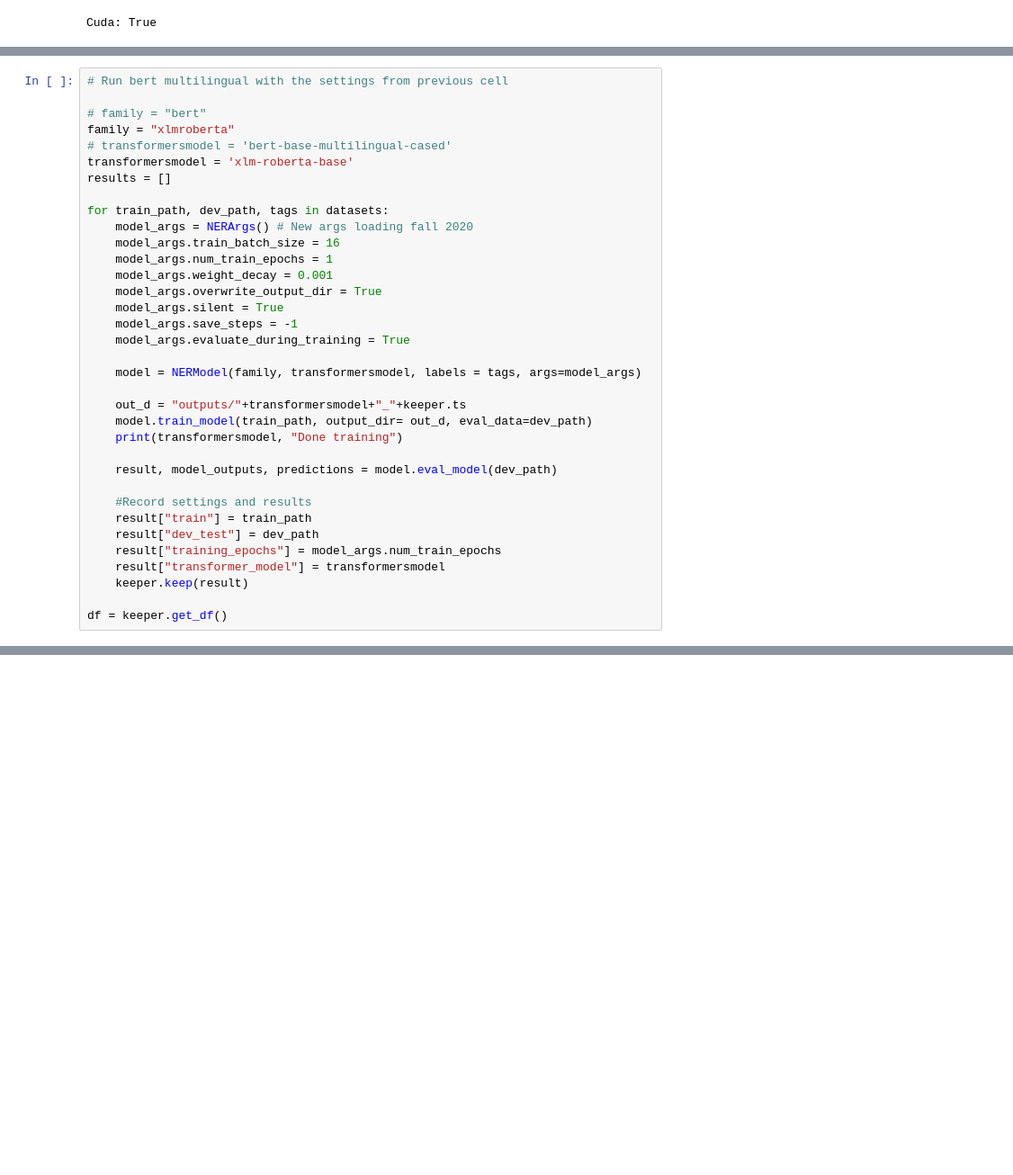
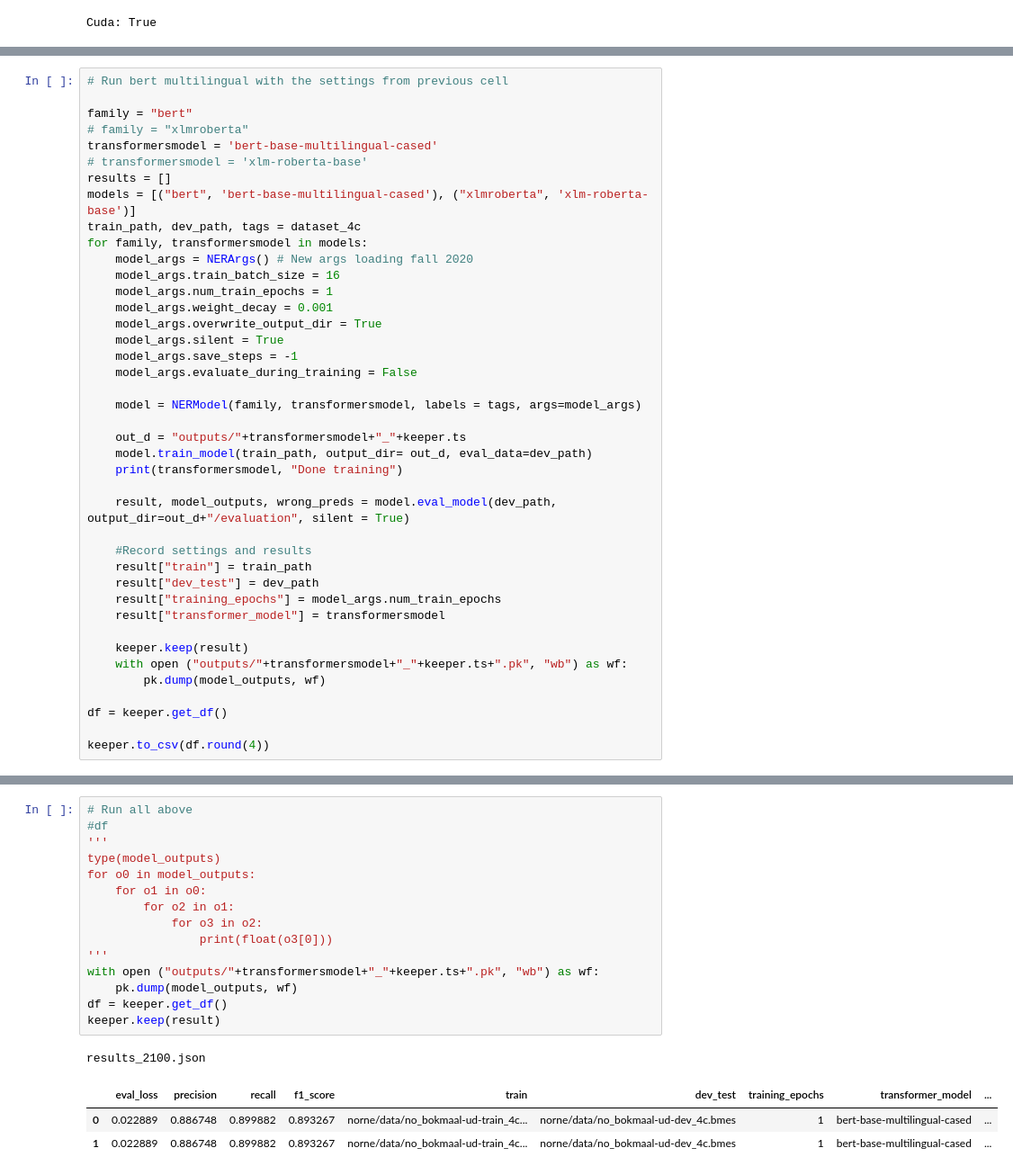
Before and after one commit to egilron/norec_fine_tools, a Jupyter notebook: Experiment_norne_transformers.ipynb, the cells around one changed output, grey strips where cells are left out. Shown at 90% size. Cells and saved outputs as stored; diff of their text form; blank space fills up the shorter version.

Commit message:
iterere modeller

```diff
--- a/Experiment_norne_transformers.ipynb
+++ b/Experiment_norne_transformers.ipynb
@@ -38,13 +38,14 @@ for ds in datasets:
 # %%
 # Run bert multilingual with the settings from previous cell
 
-# family = "bert"
-family = "xlmroberta"
-# transformersmodel = 'bert-base-multilingual-cased'
-transformersmodel = 'xlm-roberta-base'
+family = "bert"
+# family = "xlmroberta"
+transformersmodel = 'bert-base-multilingual-cased'
+# transformersmodel = 'xlm-roberta-base'
 results = []
-
-for train_path, dev_path, tags in datasets:
+models = [("bert", 'bert-base-multilingual-cased'), ("xlmroberta", 'xlm-roberta-base')]
+train_path, dev_path, tags = dataset_4c
+for family, transformersmodel in models:
     model_args = NERArgs() # New args loading fall 2020
     model_args.train_batch_size = 16
     model_args.num_train_epochs = 1
@@ -52,7 +53,7 @@ for train_path, dev_path, tags in datasets:
     model_args.overwrite_output_dir = True
     model_args.silent = True
     model_args.save_steps = -1
-    model_args.evaluate_during_training = True
+    model_args.evaluate_during_training = False
 
     model = NERModel(family, transformersmodel, labels = tags, args=model_args)
 
@@ -60,14 +61,19 @@ for train_path, dev_path, tags in datasets:
     model.train_model(train_path, output_dir= out_d, eval_data=dev_path)
     print(transformersmodel, "Done training")
 
-    result, model_outputs, predictions = model.eval_model(dev_path)
+    result, model_outputs, wrong_preds = model.eval_model(dev_path, output_dir=out_d+"/evaluation", silent = True)
 
     #Record settings and results
     result["train"] = train_path
     result["dev_test"] = dev_path
     result["training_epochs"] = model_args.num_train_epochs
     result["transformer_model"] = transformersmodel
+
     keeper.keep(result)
+    with open ("outputs/"+transformersmodel+"_"+keeper.ts+".pk", "wb") as wf:
+        pk.dump(model_outputs, wf)
 
 df = keeper.get_df()
+
+keeper.to_csv(df.round(4))
 # %% [output]
@@ -82 +95,21 @@ df
+# %%
+# Run all above
+#df
+'''
+type(model_outputs)
+for o0 in model_outputs:
+    for o1 in o0:
+        for o2 in o1:
+            for o3 in o2:
+                print(float(o3[0]))
+'''
+with open ("outputs/"+transformersmodel+"_"+keeper.ts+".pk", "wb") as wf:
+    pk.dump(model_outputs, wf)
+df = keeper.get_df()
+keeper.keep(result)
+# %% [output]
+results_2100.json
+|  | eval_loss | precision | recall | f1_score | train | dev_test | training_epochs | transformer_model | ... |
+| 0 | 0.022889 | 0.886748 | 0.899882 | 0.893267 | norne/data/no_bokmaal-ud-train_4c... | norne/data/no_bokmaal-ud-dev_4c.bmes | 1 | bert-base-multilingual-cased | ... |
+| 1 | 0.022889 | 0.886748 | 0.899882 | 0.893267 | norne/data/no_bokmaal-ud-train_4c... | norne/data/no_bokmaal-ud-dev_4c.bmes | 1 | bert-base-multilingual-cased | ... |
 # %%
```
Also changed, not shown: parts of 5 cells of this notebook.
